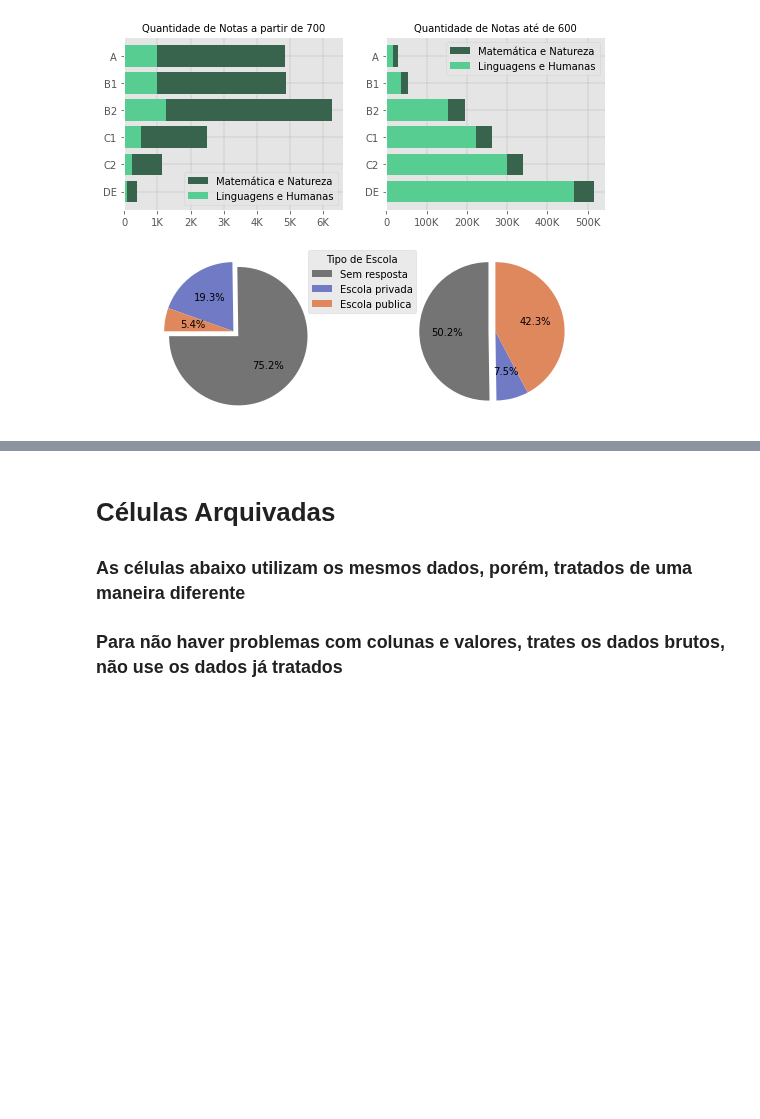
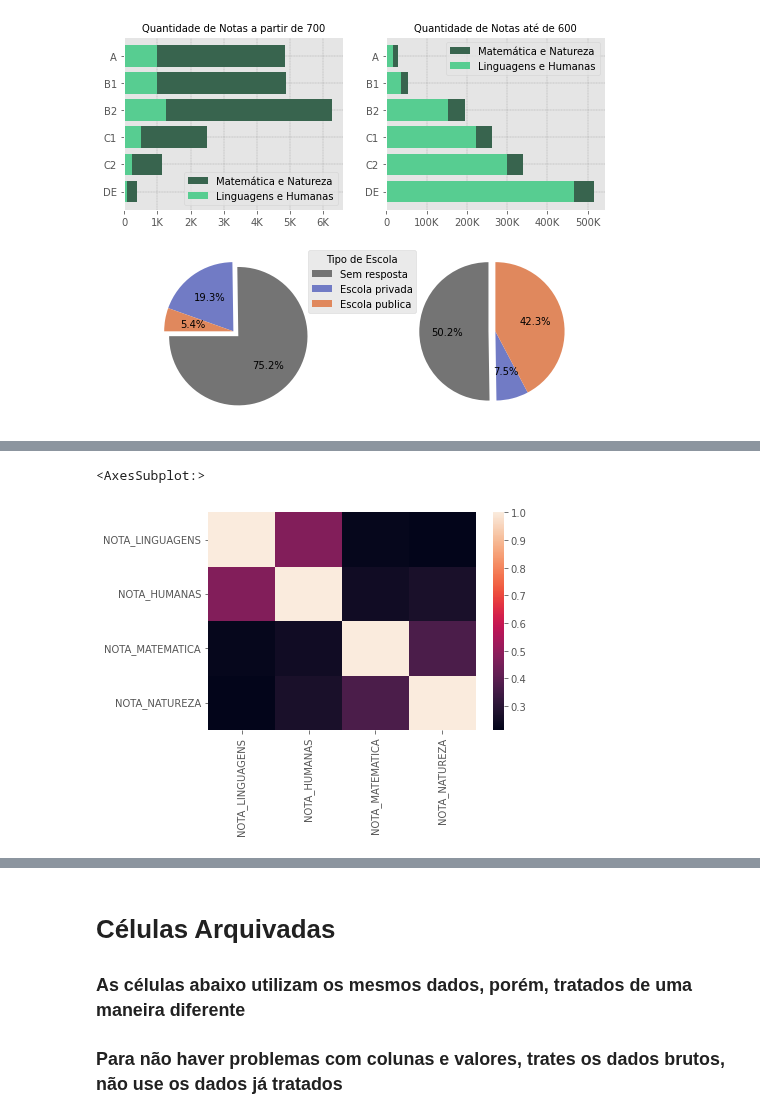
Before and after one commit to gabrielluizone/DS-Integrador-One, a Jupyter notebook: integrador-one.ipynb, the cells around one changed output, grey strips where cells are left out. Drawn from its saved outputs; the diff is of its cells as text; code cells hidden in the pictures; blank space fills up the shorter version.

```diff
--- a/integrador-one.ipynb
+++ b/integrador-one.ipynb
@@ -1069,0 +1200,3 @@ df
+# %%
+q2 = ds.loc[ (df['NOTA_MATEMATICA'] >= nota_apartir ) & (df['NOTA_NATUREZA'] >= nota_apartir), ['CLASSE', 'TIPO_ESC', 'NOTA_REDAC', 'NOTA_LINGUAGENS', 'NOTA_HUMANAS', 'NOTA_MATEMATICA', 'NOTA_NATUREZA', 'FORMACAO_PAI_RPSV', 'FORMACAO_MAE_RPSV', 'RENDA_FAMIL' ] ]
+q3 = ds.loc[ (df['NOTA_MATEMATICA'] <= nota_abaixo ) & (df['NOTA_NATUREZA'] <= nota_abaixo), ['CLASSE', 'TIPO_ESC', 'NOTA_REDAC', 'NOTA_LINGUAGENS', 'NOTA_HUMANAS', 'NOTA_MATEMATICA', 'NOTA_NATUREZA', 'FORMACAO_PAI_RPSV', 'FORMACAO_MAE_RPSV', 'RENDA_FAMIL' ] ]
@@ -1069,0 +1209,7 @@ df
+# %%
+# Nota acima de 700
+corr = q2.loc[ :, ['NOTA_LINGUAGENS', 'NOTA_HUMANAS', 'NOTA_MATEMATICA', 'NOTA_NATUREZA']].corr()
+sns.heatmap(corr, xticklabels=corr.columns, yticklabels=corr.columns)
+# %% [output]
+<AxesSubplot:>
+[figure, added]
```
Also changed, not shown: parts of 25 cells of this notebook.
